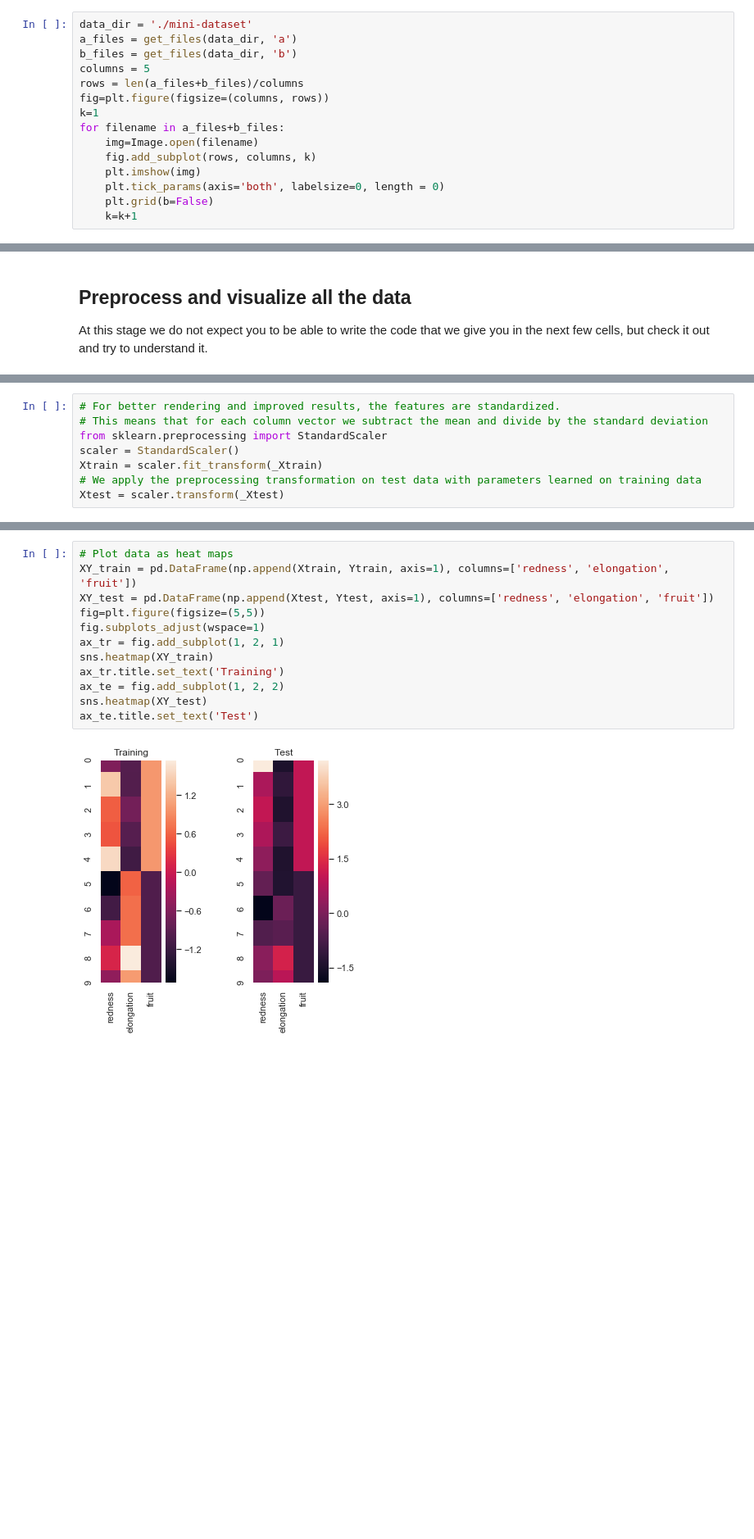
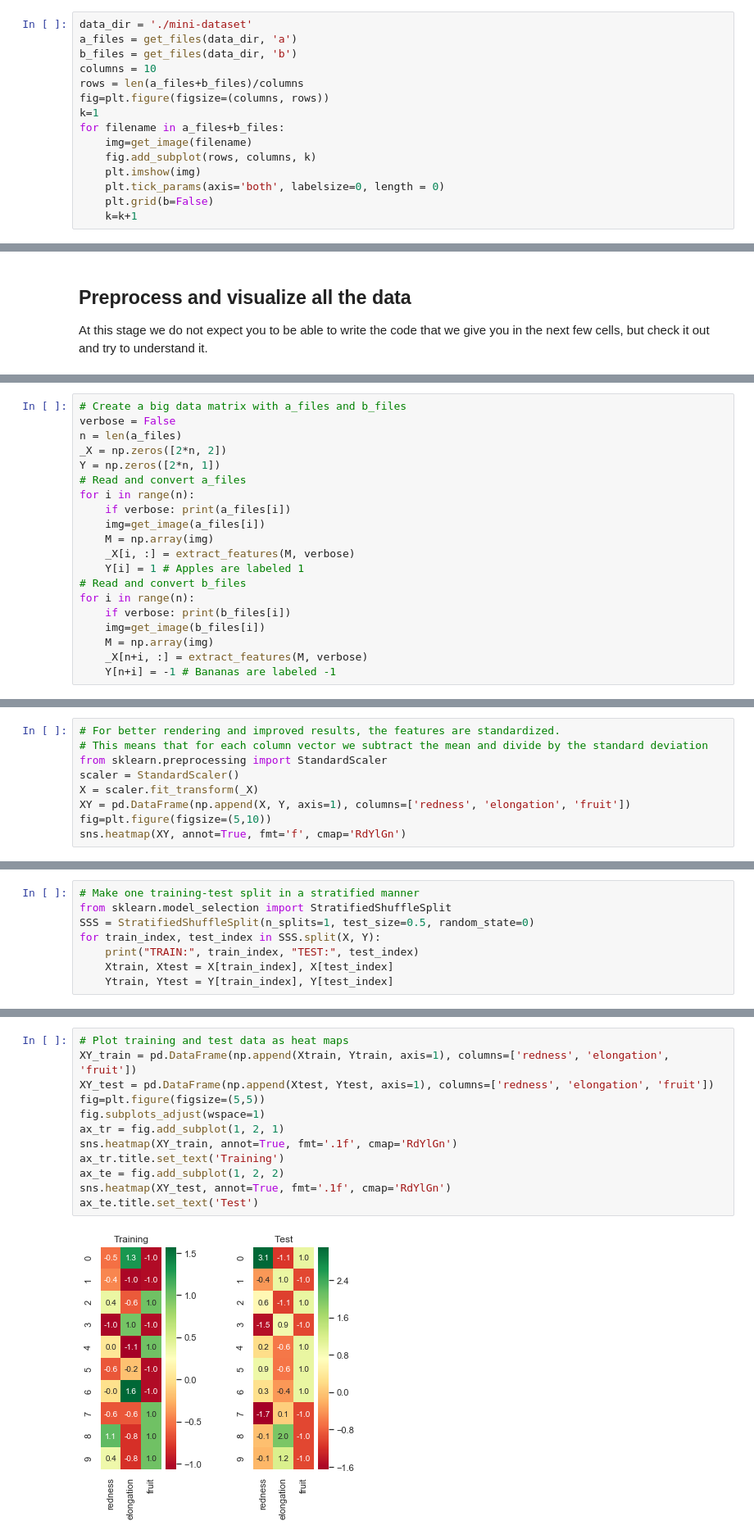
Before and after one commit to madclam/info113, a Jupyter notebook: source/HW1/workflow.ipynb, the cells around one changed output, grey strips where cells are left out. Shown: that part at 82% size. Drawn from its saved outputs; the diff is of its cells as text; blank space fills up the shorter version.

```diff
--- a/source/HW1/workflow.ipynb
+++ b/source/HW1/workflow.ipynb
@@ -30,12 +45,12 @@ def get_files(datadir, type = 'a'):
 data_dir = './mini-dataset'
 a_files = get_files(data_dir, 'a')
 b_files = get_files(data_dir, 'b')
-columns = 5
+columns = 10
 rows = len(a_files+b_files)/columns
 fig=plt.figure(figsize=(columns, rows))
 k=1
 for filename in a_files+b_files:
-    img=Image.open(filename)
+    img=get_image(filename)
     fig.add_subplot(rows, columns, k)
     plt.imshow(img)
     plt.tick_params(axis='both', labelsize=0, length = 0)
@@ -186,0 +105,20 @@ for k in range(n):
+# %%
+# Create a big data matrix with a_files and b_files
+verbose = False
+n = len(a_files)
+_X = np.zeros([2*n, 2])
+Y = np.zeros([2*n, 1])
+# Read and convert a_files
+for i in range(n):
+    if verbose: print(a_files[i])
+    img=get_image(a_files[i])
+    M = np.array(img)
+    _X[i, :] = extract_features(M, verbose)
+    Y[i] = 1 # Apples are labeled 1
+# Read and convert b_files
+for i in range(n):
+    if verbose: print(b_files[i])
+    img=get_image(b_files[i])
+    M = np.array(img)
+    _X[n+i, :] = extract_features(M, verbose)
+    Y[n+i] = -1 # Bananas are labeled -1
@@ -189,6 +157,7 @@ for k in range(n):
 # This means that for each column vector we subtract the mean and divide by the standard deviation
 from sklearn.preprocessing import StandardScaler
 scaler = StandardScaler()
-Xtrain = scaler.fit_transform(_Xtrain)
-# We apply the preprocessing transformation on test data with parameters learned on training data
-Xtest = scaler.transform(_Xtest)
+X = scaler.fit_transform(_X)
+XY = pd.DataFrame(np.append(X, Y, axis=1), columns=['redness', 'elongation', 'fruit'])
+fig=plt.figure(figsize=(5,10))
+sns.heatmap(XY, annot=True, fmt='f', cmap='RdYlGn')
@@ -194,0 +167,8 @@ Xtest = scaler.transform(_Xtest)
+# %%
+# Make one training-test split in a stratified manner
+from sklearn.model_selection import StratifiedShuffleSplit
+SSS = StratifiedShuffleSplit(n_splits=1, test_size=0.5, random_state=0)
+for train_index, test_index in SSS.split(X, Y):
+    print("TRAIN:", train_index, "TEST:", test_index)
+    Xtrain, Xtest = X[train_index], X[test_index]
+    Ytrain, Ytest = Y[train_index], Y[test_index]
@@ -195,14 +192,14 @@ Xtest = scaler.transform(_Xtest)
 # %%
-# Plot data as heat maps
+# Plot training and test data as heat maps
 XY_train = pd.DataFrame(np.append(Xtrain, Ytrain, axis=1), columns=['redness', 'elongation', 'fruit'])
 XY_test = pd.DataFrame(np.append(Xtest, Ytest, axis=1), columns=['redness', 'elongation', 'fruit'])
 fig=plt.figure(figsize=(5,5))
 fig.subplots_adjust(wspace=1)
 ax_tr = fig.add_subplot(1, 2, 1)
-sns.heatmap(XY_train)
+sns.heatmap(XY_train, annot=True, fmt='.1f', cmap='RdYlGn')
 ax_tr.title.set_text('Training')
 ax_te = fig.add_subplot(1, 2, 2)
-sns.heatmap(XY_test)
+sns.heatmap(XY_test, annot=True, fmt='.1f', cmap='RdYlGn')
 ax_te.title.set_text('Test')
 # %% [output]
-[figure, old version]
+[figure, new version]
```
Also changed, not shown: parts of 37 cells of this notebook, 20 other files.
